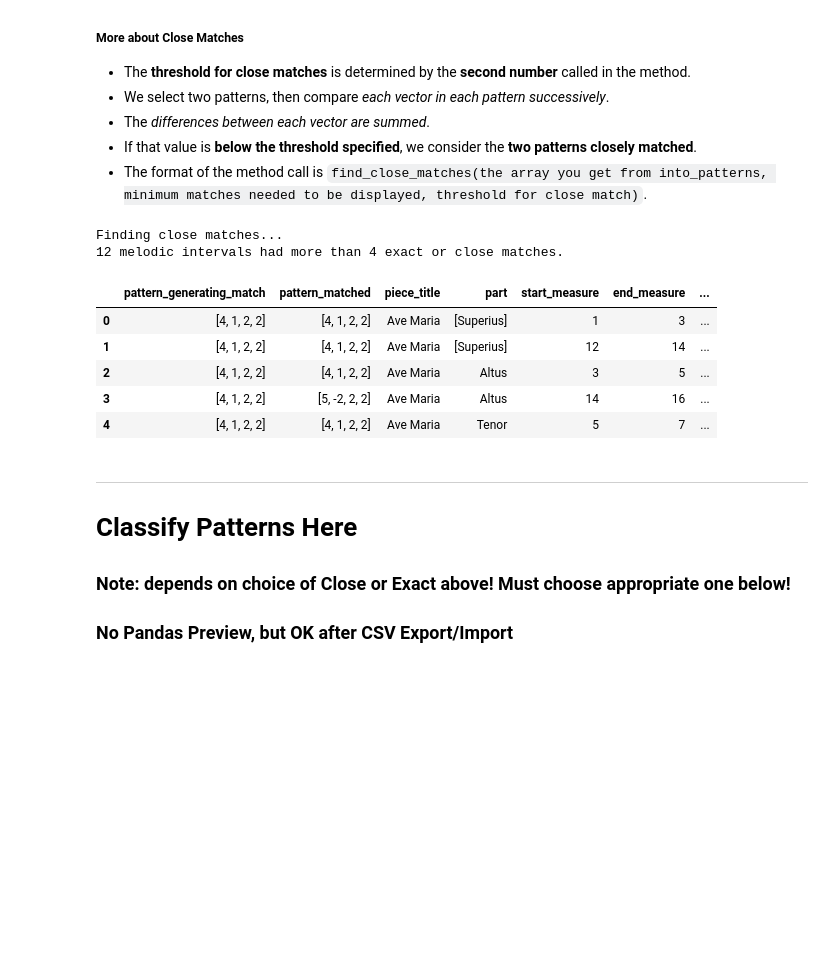
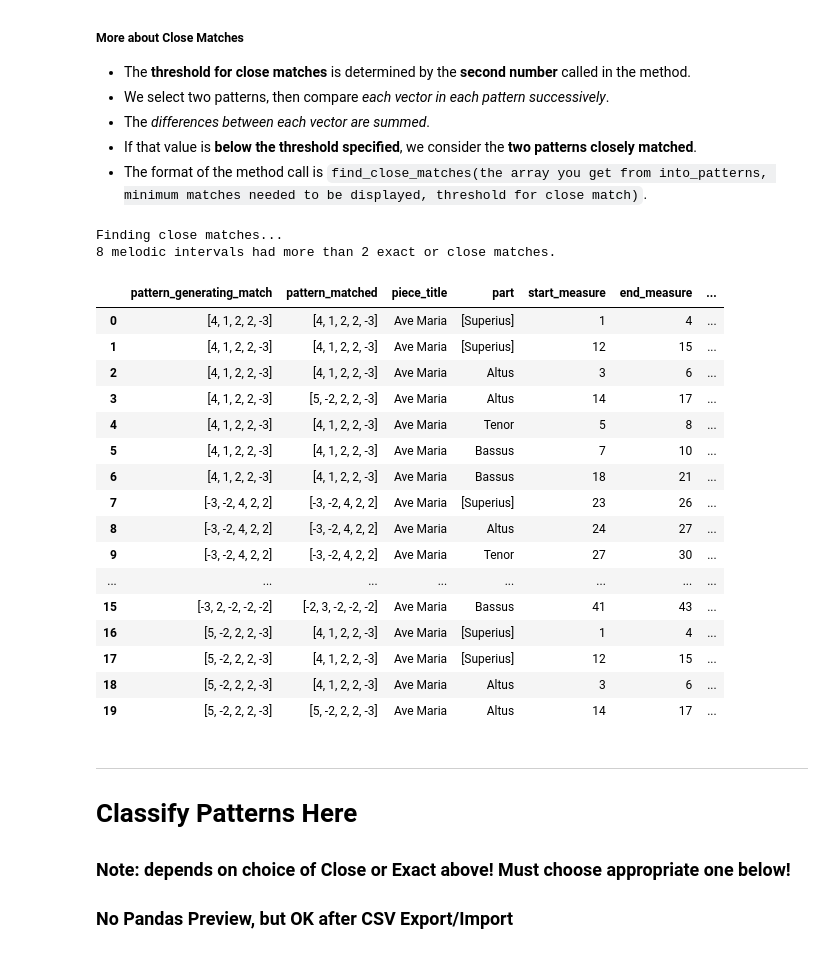
Before and after one commit to RichardFreedman/CRIM-notebooks, a Jupyter notebook: CRIM/CRIM_Interval_Test_2020.ipynb, the cells around one changed output. Saved outputs shown, nothing was run; the diff lists cells and outputs as text; code cells hidden in the pictures; blank space fills up the shorter version.

```diff
--- a/CRIM/CRIM_Interval_Test_2020.ipynb
+++ b/CRIM/CRIM_Interval_Test_2020.ipynb
@@ -116,6 +116,6 @@ And check working directory
 - Use `/content/your_file_name.mei` for any local file you've uploaded
 # %%
 #corpus = CorpusBase(['/Users/rfreedma/Documents/crim/MEI/StrasFiles/01_Brumel_Heth.mei', '/Users/rfreedma/Documents/crim/MEI/StrasFiles/02_Brumel_Joth.mei', '/Users/rfreedma/Documents/crim/MEI/StrasFiles/03_Brumel_Lamed.mei', '/Users/rfreedma/Documents/crim/MEI/StrasFiles/04_Brumel_Nun.mei', '/Users/rfreedma/Documents/crim/MEI/StrasFiles/05_Brumel_Gimel.mei'])
-corpus_files = ['/https://raw.githubusercontent.com/CRIM-Project/CRIM-online/master/crim/static/mei/MEI_4.0/CRIM_Mass_0001_2.mei']
+corpus_files = ['/Users/rfreedma/Documents/Python_Projects/CRIM-notebooks/CRIM/CRIM_intervals_test_4.0.mei']
 corpus = CorpusBase(corpus_files)
 # %% [output]
@@ -166,7 +165,7 @@ vectors = IntervalBase(corpus.note_list)
 
 - The **number** in this command represents the **minimum number of vectors to find**. 5 vectors is 6 notes.
 # %%
-patterns = into_patterns([vectors.generic_intervals], 4)
+patterns = into_patterns([vectors.generic_intervals], 5)
 #patterns = into_patterns([vectors.semitone_intervals], 4)
 # %% [markdown]
 ***
@@ -215,23 +214,34 @@ Finding exact matches...
 - If that value is **below the threshold specified**, we consider the **two patterns closely matched**.
 - The format of the method call is  `find_close_matches(the array you get from into_patterns, minimum matches needed to be displayed, threshold for close match)`.
 # %%
-close_matches = find_close_matches(patterns, 4, 4)
+close_matches = find_close_matches(patterns, 2, 4)
 #for item in close_matches:
    #item.print_close_matches()
     #return pd.DataFrame(close_matches)
 
 output = export_pandas(close_matches)
-pd.DataFrame(output).head()
+pd.DataFrame(output).head(20)
 #export_to_csv(close_matches)
 # %% [output]
 Finding close matches...
-12 melodic intervals had more than 4 exact or close matches.
+8 melodic intervals had more than 2 exact or close matches.
 |  | pattern_generating_match | pattern_matched | piece_title | part | start_measure | end_measure | ... |
-| 0 | [4, 1, 2, 2] | [4, 1, 2, 2] | Ave Maria | [Superius] | 1 | 3 | ... |
-| 1 | [4, 1, 2, 2] | [4, 1, 2, 2] | Ave Maria | [Superius] | 12 | 14 | ... |
-| 2 | [4, 1, 2, 2] | [4, 1, 2, 2] | Ave Maria | Altus | 3 | 5 | ... |
-| 3 | [4, 1, 2, 2] | [5, -2, 2, 2] | Ave Maria | Altus | 14 | 16 | ... |
-| 4 | [4, 1, 2, 2] | [4, 1, 2, 2] | Ave Maria | Tenor | 5 | 7 | ... |
+| 0 | [4, 1, 2, 2, -3] | [4, 1, 2, 2, -3] | Ave Maria | [Superius] | 1 | 4 | ... |
+| 1 | [4, 1, 2, 2, -3] | [4, 1, 2, 2, -3] | Ave Maria | [Superius] | 12 | 15 | ... |
+| 2 | [4, 1, 2, 2, -3] | [4, 1, 2, 2, -3] | Ave Maria | Altus | 3 | 6 | ... |
+| 3 | [4, 1, 2, 2, -3] | [5, -2, 2, 2, -3] | Ave Maria | Altus | 14 | 17 | ... |
+| 4 | [4, 1, 2, 2, -3] | [4, 1, 2, 2, -3] | Ave Maria | Tenor | 5 | 8 | ... |
+| 5 | [4, 1, 2, 2, -3] | [4, 1, 2, 2, -3] | Ave Maria | Bassus | 7 | 10 | ... |
+| 6 | [4, 1, 2, 2, -3] | [4, 1, 2, 2, -3] | Ave Maria | Bassus | 18 | 21 | ... |
+| 7 | [-3, -2, 4, 2, 2] | [-3, -2, 4, 2, 2] | Ave Maria | [Superius] | 23 | 26 | ... |
+| 8 | [-3, -2, 4, 2, 2] | [-3, -2, 4, 2, 2] | Ave Maria | Altus | 24 | 27 | ... |
+| 9 | [-3, -2, 4, 2, 2] | [-3, -2, 4, 2, 2] | Ave Maria | Tenor | 27 | 30 | ... |
+| ... | ... | ... | ... | ... | ... | ... | ... |
+| 15 | [-3, 2, -2, -2, -2] | [-2, 3, -2, -2, -2] | Ave Maria | Bassus | 41 | 43 | ... |
+| 16 | [5, -2, 2, 2, -3] | [4, 1, 2, 2, -3] | Ave Maria | [Superius] | 1 | 4 | ... |
+| 17 | [5, -2, 2, 2, -3] | [4, 1, 2, 2, -3] | Ave Maria | [Superius] | 12 | 15 | ... |
+| 18 | [5, -2, 2, 2, -3] | [4, 1, 2, 2, -3] | Ave Maria | Altus | 3 | 6 | ... |
+| 19 | [5, -2, 2, 2, -3] | [5, -2, 2, 2, -3] | Ave Maria | Altus | 14 | 17 | ... |
 # %% [markdown]
 ***
 
```
Also changed, not shown: parts of 2 cells of this notebook, 14 other files.
